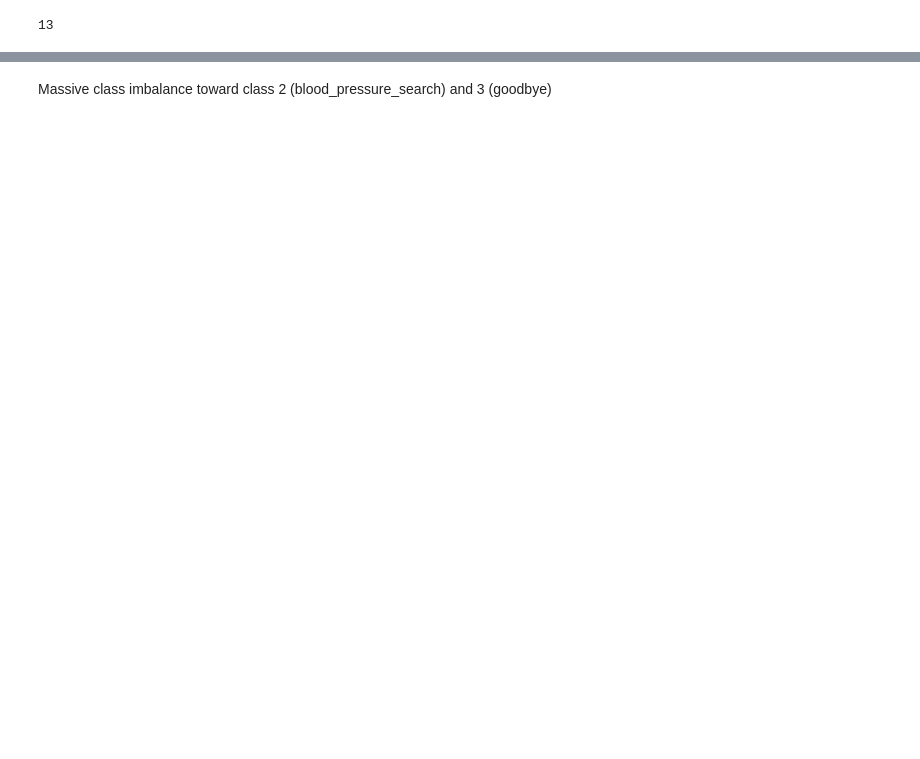
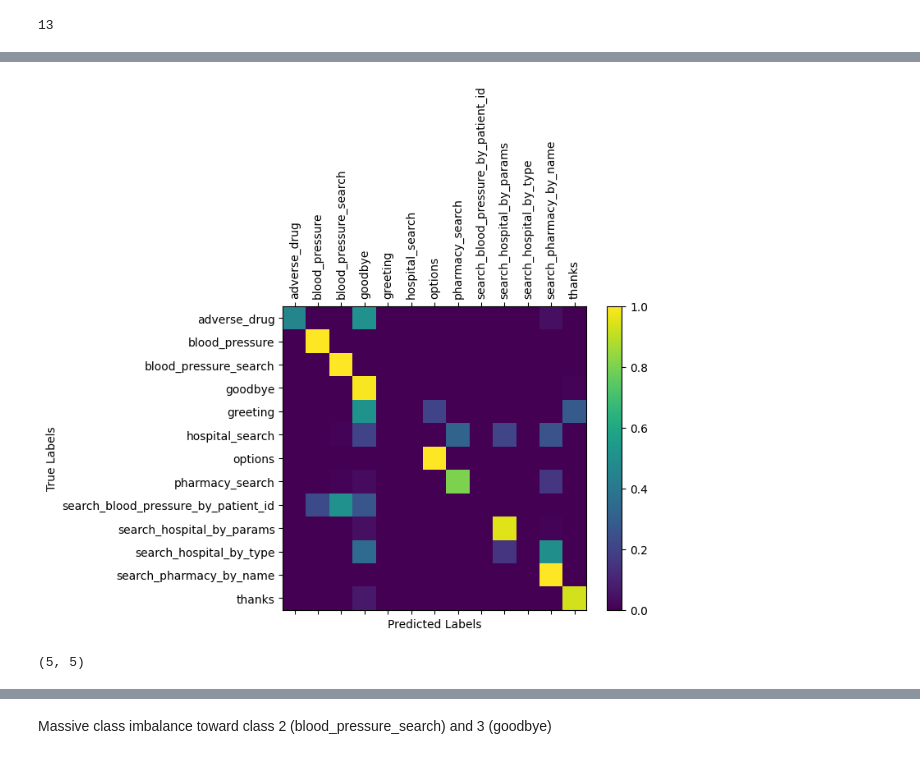
Before and after one commit to Riley94/Chatbot, a Jupyter notebook: src/testing.ipynb, the cells around one changed output, grey strips where cells are left out. Saved outputs shown, nothing was run; the diff lists cells and outputs as text; code cells hidden in the pictures; blank space fills up the shorter version.

```diff
--- a/src/testing.ipynb
+++ b/src/testing.ipynb
@@ -307,0 +483,8 @@ plot_losses(fold_losses)
+# %%
+make_confusion(model, intents, features, labels, n_categories)
+# %% [output]
+[figure, added]
+# %%
+len(train_accuracies), len(test_accuracies)
+# %% [output]
+(5, 5)
```
Also changed, not shown: parts of 64 cells of this notebook.
